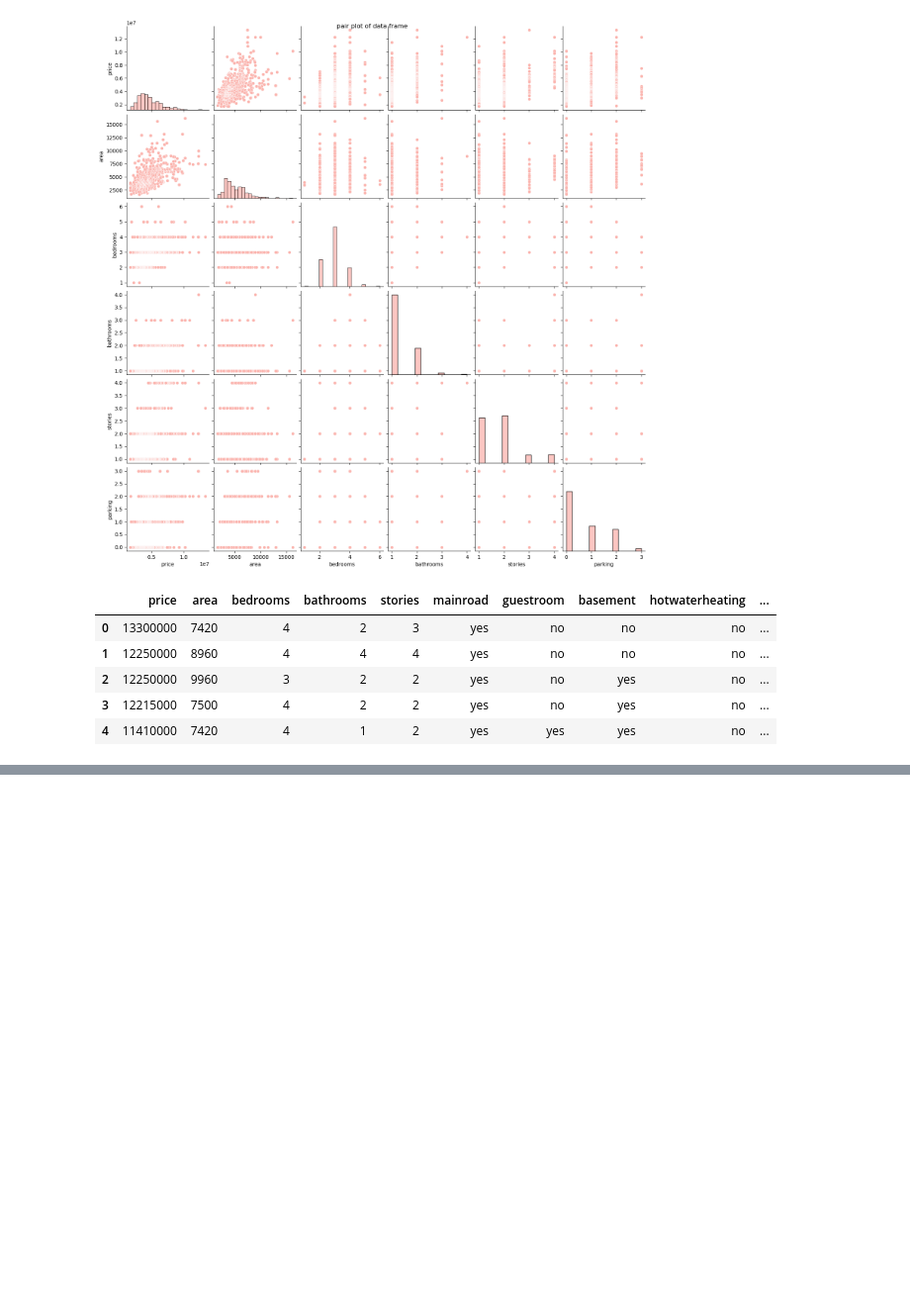
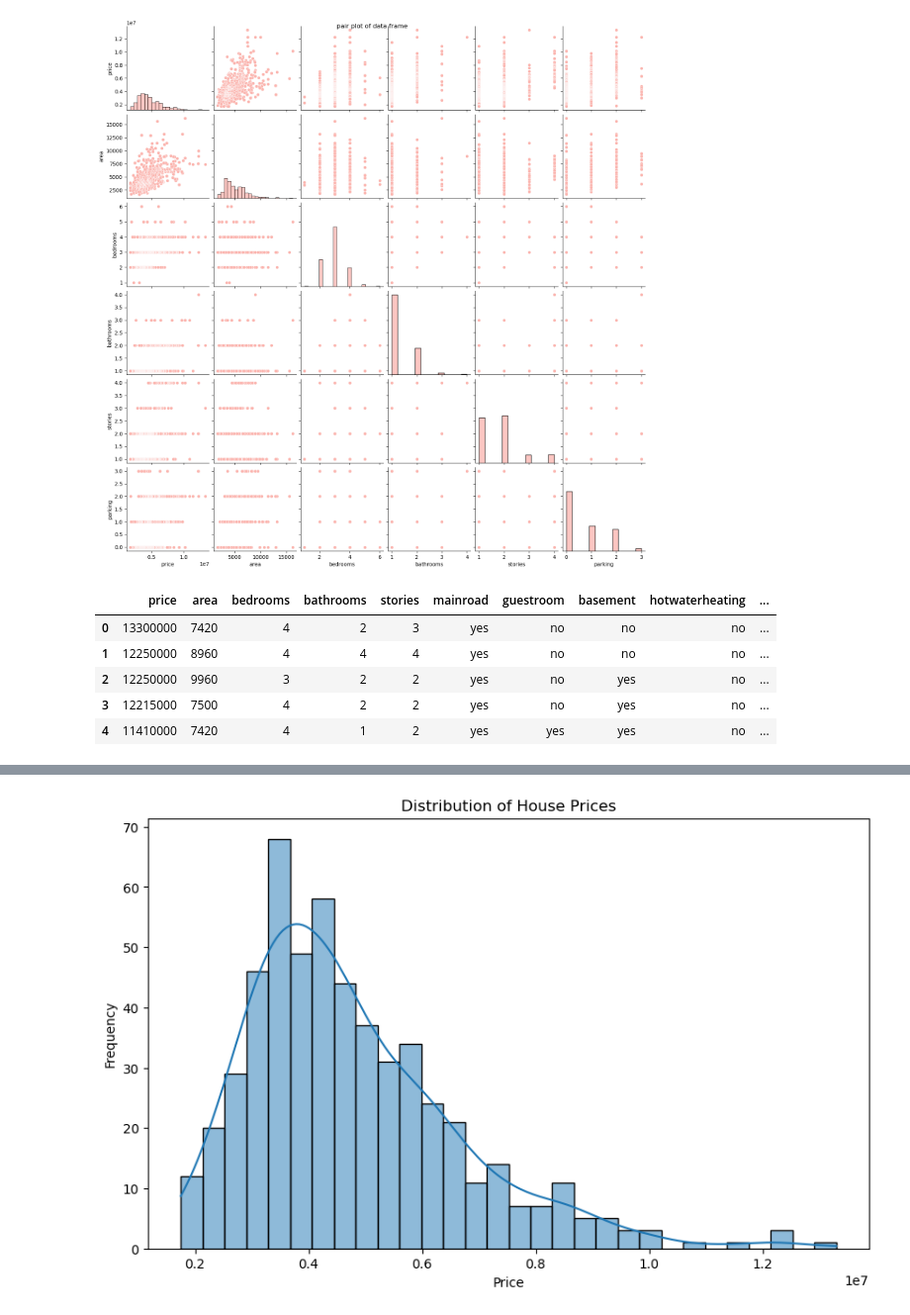
Before and after one commit to Karush2807/TechRumble01, a Jupyter notebook: main.ipynb, the cells around one changed output, grey strips where cells are left out. Shown at 99% size. Cells and saved outputs as stored; diff of their text form; code cells hidden in the pictures; blank space fills up the shorter version.

Commit message:
basic visualization

```diff
--- a/main.ipynb
+++ b/main.ipynb
@@ -379,0 +378,7 @@ plt.show()
+# %%
+#creating a new column LuxuryStatus if airCondition-yes, furnihsingtstatus-2
+
+copyData['LuxuryStatus']=copyData.apply(lambda row: 'yes' if row['airconditioning'] == 1 and row['furnishingstatus'] == 2 else 'no', axis=1)
+copyData['LuxuryStatus']=copyData['LuxuryStatus'].map({'yes':1, 'no':0})
+copyData=copyData.drop(columns=['furnishingstatus', 'airconditioning'])
+copyData.head()
@@ -379,0 +392,11 @@ plt.show()
+# %%
+#chekcing for babygirl distributoin
+
+plt.figure(figsize=(10, 6))
+sn.histplot(copyData['price'], kde=True, bins=30)
+plt.title('Distribution of House Prices')
+plt.xlabel('Price')
+plt.ylabel('Frequency')
+plt.show()
+# %% [output]
+[figure, added]
```
Also changed, not shown: parts of 5 cells of this notebook.
